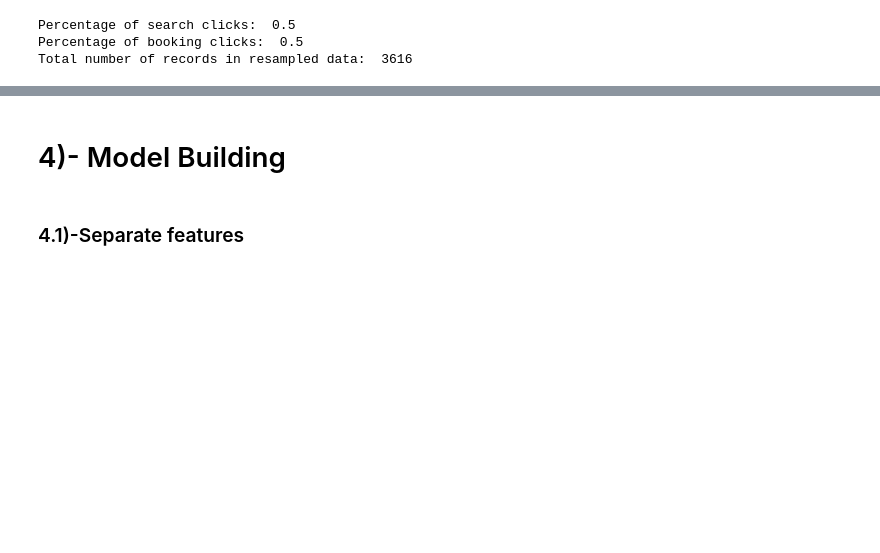
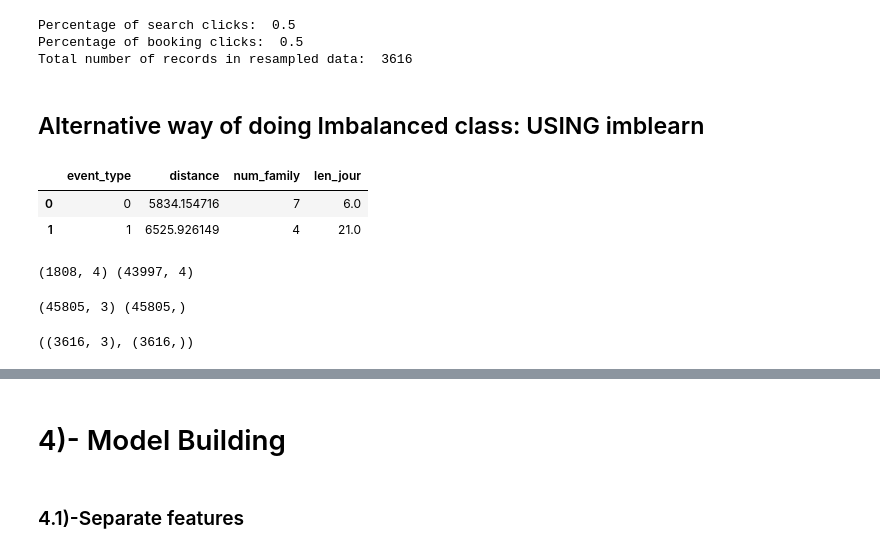
Before and after one commit to HassanSherwani/Predict_travelpattern_ML, a Jupyter notebook: Notebook4_ImbalancedClass.ipynb, the cells around one changed output, grey strips where cells are left out. Drawn from its saved outputs; the diff is of its cells as text; code cells hidden in the pictures; blank space fills up the shorter version.

Commit message:
imbalanced

```diff
--- a/Notebook4_ImbalancedClass.ipynb
+++ b/Notebook4_ImbalancedClass.ipynb
@@ -197,0 +198,11 @@ imb_three_feat.to_csv('imb_three_feat.csv',index=False)
+# %% [markdown]
+## Alternative way of doing Imbalanced class: USING imblearn
+# %%
+df_imbalance=df[["event_type","distance","num_family","len_jour"]]
+df_imbalance['event_type'] = df_imbalance.event_type.map({'search':0, 'book':1})
+# %%
+df_imbalance.head(2)
+# %% [output]
+|  | event_type | distance | num_family | len_jour |
+| 0 | 0 | 5834.154716 | 7 | 6.0 |
+| 1 | 1 | 6525.926149 | 4 | 21.0 |
@@ -197,0 +213,4 @@ imb_three_feat.to_csv('imb_three_feat.csv',index=False)
+# %%
+print(booking.shape,search.shape)
+# %% [output]
+(1808, 4) (43997, 4)
@@ -197,0 +220,12 @@ imb_three_feat.to_csv('imb_three_feat.csv',index=False)
+# %%
+print(X.shape, y.shape)
+# %% [output]
+(45805, 3) (45805,)
+# %%
+from imblearn.under_sampling import NearMiss
+# Implementing Undersampling for Handling Imbalanced
+nm = NearMiss()
+X_under,y_under=nm.fit_sample(X,y)
+X_under.shape,y_under.shape
+# %% [output]
+((3616, 3), (3616,))
```
Also changed, not shown: parts of 36 cells of this notebook.
